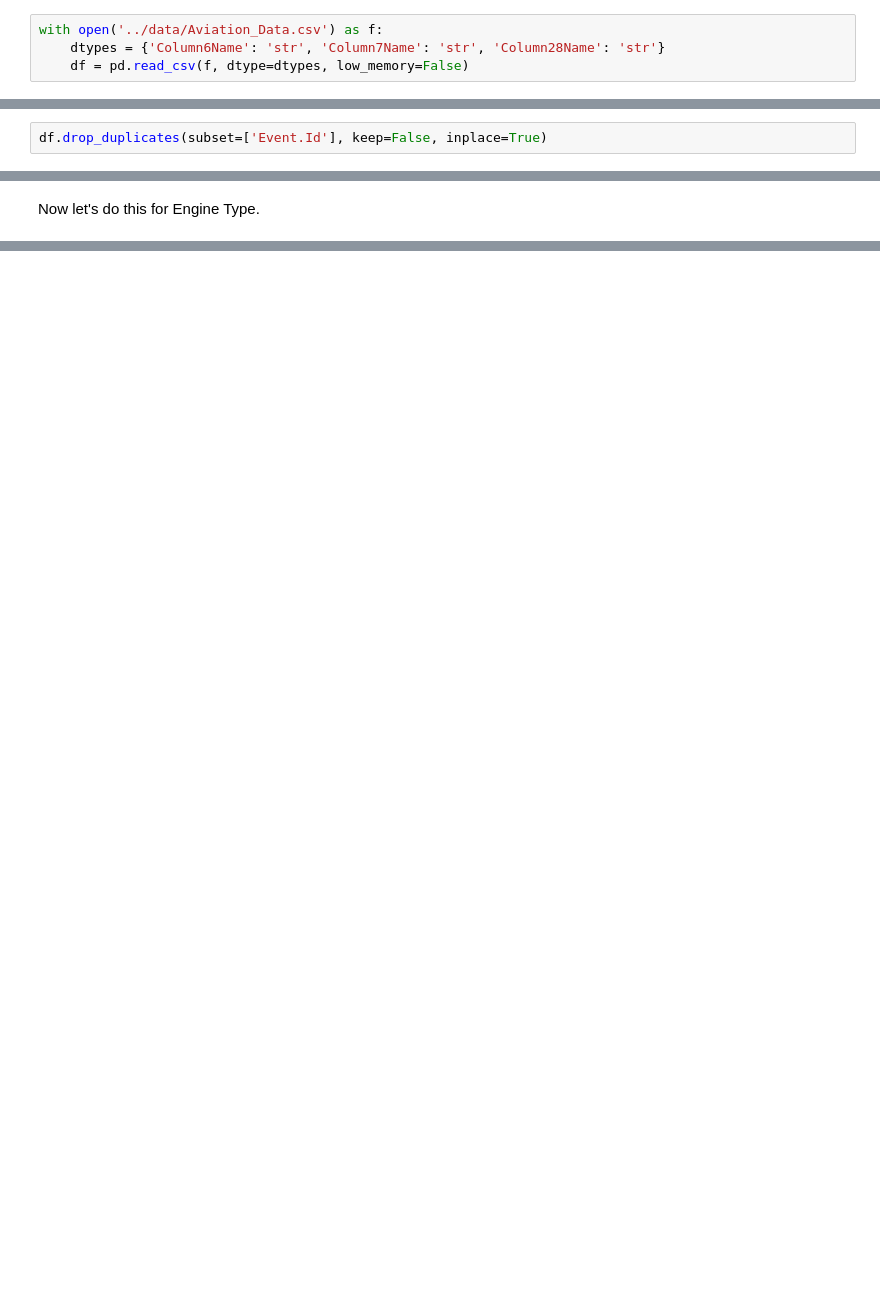
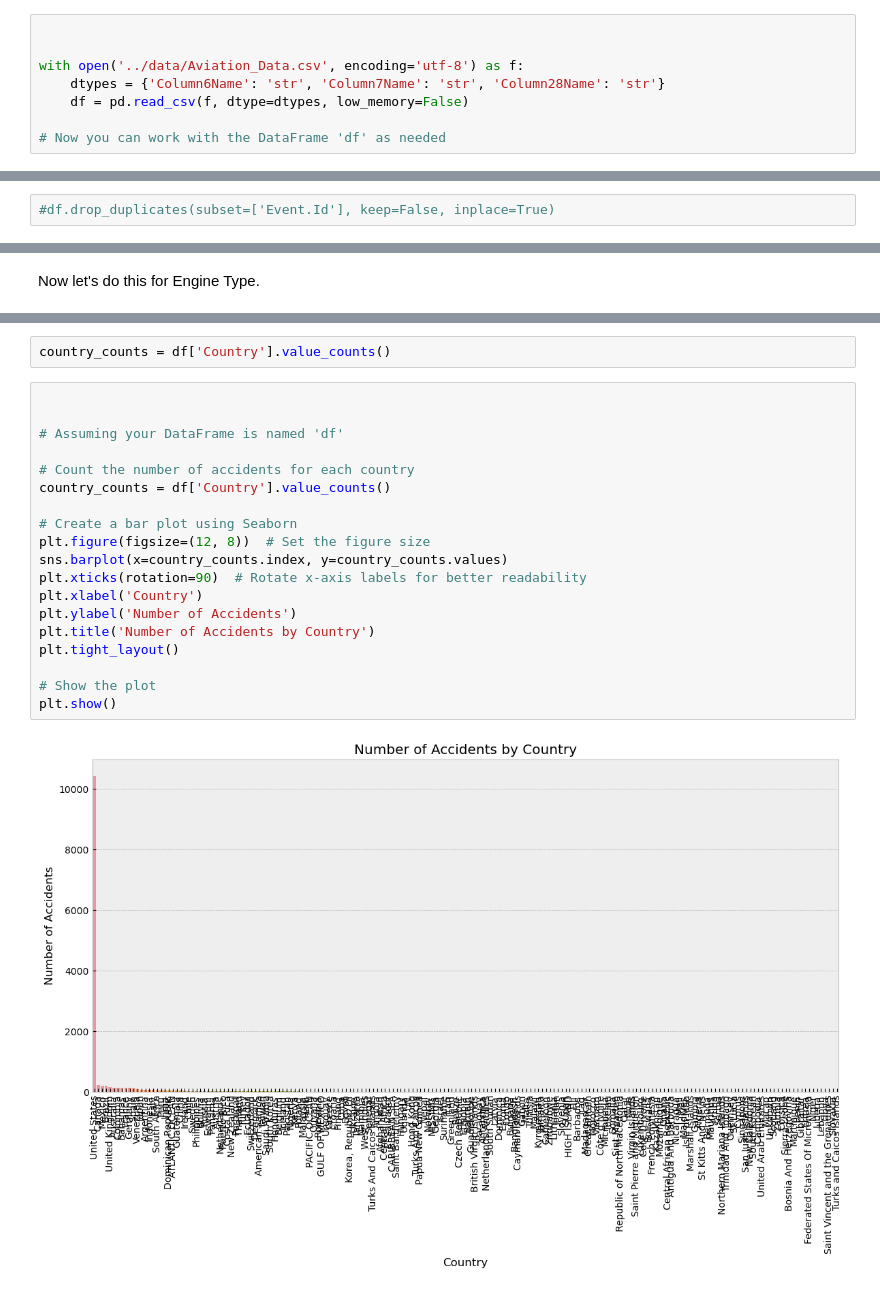
Before and after one commit to Nihkai/Phase-1-Aircraft-Risk, a Jupyter notebook: code/TT_EDA.ipynb, the cells around one changed output, grey strips where cells are left out. Saved outputs shown, nothing was run; the diff lists cells and outputs as text; blank space fills up the shorter version.

```diff
--- a/code/TT_EDA.ipynb
+++ b/code/TT_EDA.ipynb
@@ -23,9 +23,13 @@ plt.style.use('bmh')
 # %% [markdown]
 We had an import issue that Nick solved by specifying the data type for columns 6, 7, and 28.
 # %%
-with open('../data/Aviation_Data.csv') as f:
+
+
+with open('../data/Aviation_Data.csv', encoding='utf-8') as f:
     dtypes = {'Column6Name': 'str', 'Column7Name': 'str', 'Column28Name': 'str'}
     df = pd.read_csv(f, dtype=dtypes, low_memory=False)
+
+# Now you can work with the DataFrame 'df' as needed
 # %%
 df.head(2)
 # %% [output]
@@ -147,7 +137,7 @@ df_duplicates1
 # %% [markdown]
 Looks like we found some misentries. The makes and models of these aircraft are disagreeing for seemingly the same accidents, which has created these duplicate records. Unfortunately, it's impossible for us to tell which record is accurate. To avoid bad data messing with our results, we will need to exclude ALL of these records.
 # %%
-df.drop_duplicates(subset=['Event.Id'], keep=False, inplace=True)
+#df.drop_duplicates(subset=['Event.Id'], keep=False, inplace=True)
 # %%
 # Checking our work
 
@@ -402,0 +415,23 @@ Name: Report.Status, Length: 2091, dtype: int64
+# %%
+country_counts = df['Country'].value_counts()
+# %%
+
+
+# Assuming your DataFrame is named 'df'
+
+# Count the number of accidents for each country
+country_counts = df['Country'].value_counts()
+
+# Create a bar plot using Seaborn
+plt.figure(figsize=(12, 8))  # Set the figure size
+sns.barplot(x=country_counts.index, y=country_counts.values)
+plt.xticks(rotation=90)  # Rotate x-axis labels for better readability
+plt.xlabel('Country')
+plt.ylabel('Number of Accidents')
+plt.title('Number of Accidents by Country')
+plt.tight_layout()
+
+# Show the plot
+plt.show()
+# %% [output]
+[figure, added]
```
Also changed, not shown: parts of 21 cells of this notebook.
